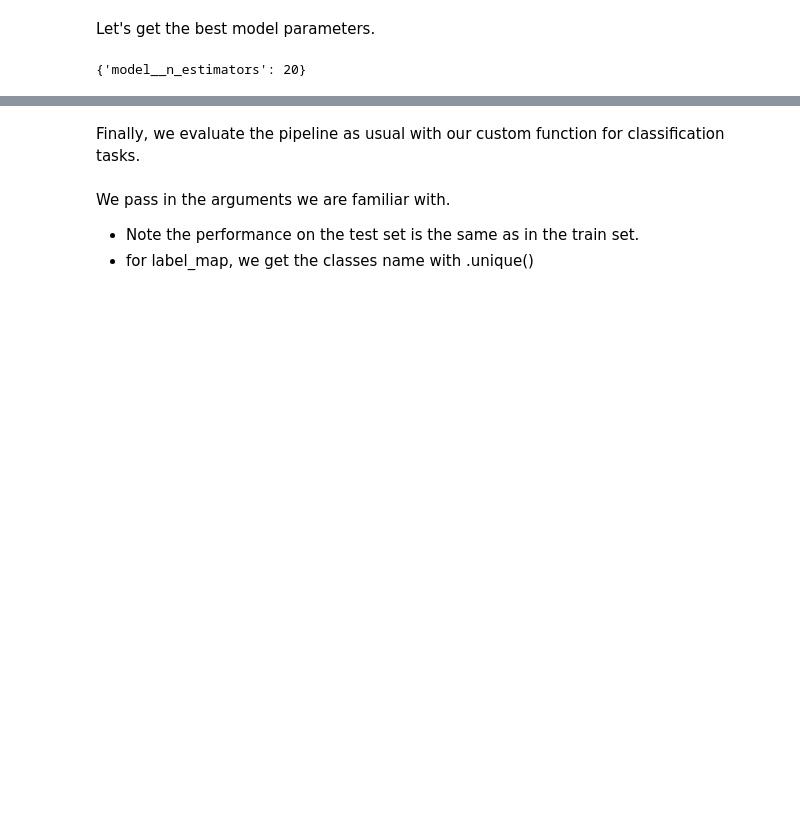
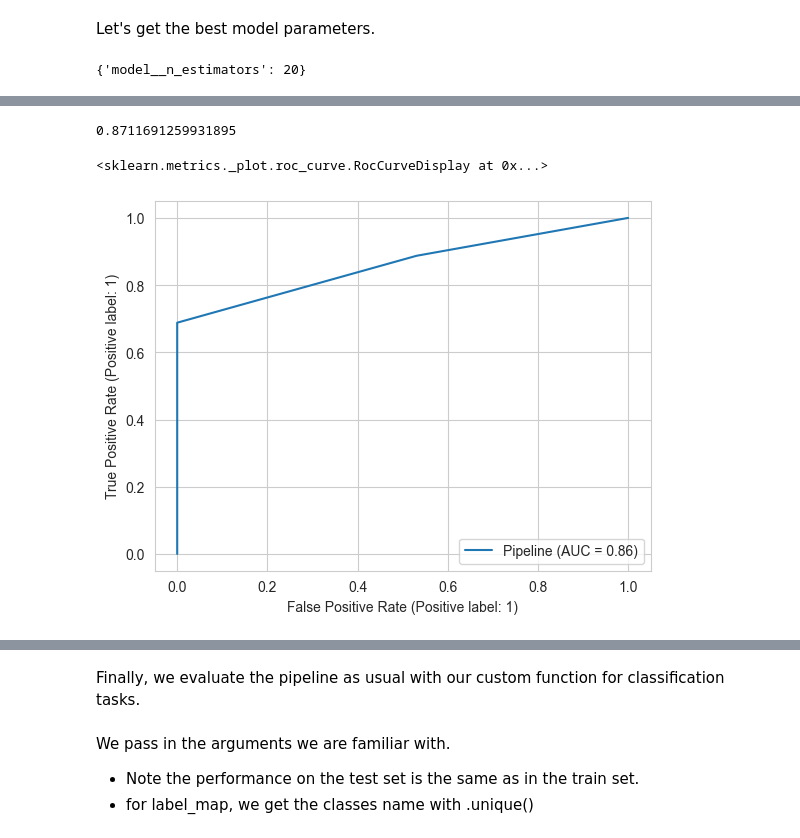
Before and after one commit to maleeper/Cyber, a Jupyter notebook: jupyter_notebooks/04 ML model comparison and tuning.ipynb, the cells around one changed output, grey strips where cells are left out. Drawn from its saved outputs; the diff is of its cells as text; code cells hidden in the pictures; blank space fills up the shorter version.

```diff
--- a/jupyter_notebooks/04 ML model comparison and tuning.ipynb
+++ b/jupyter_notebooks/04 ML model comparison and tuning.ipynb
@@ -465,3 +476,17 @@ for example, you may drop variables, or you may add variables, such as a "date"
 if you extract the day, month and year, for example.
 then you ask yourself: how many data cleaning and feature engineering steps does your pipeline have?
 in our case three: median, categorical_imputer and ordinal
+# %%
+# run the best pipeline on the test set
+test_score = best_pipeline.score(X_test, y_test)
+test_score
+# %% [output]
+0.8711691259931895
+# %%
+# ROC AUC curve for improved model
+from sklearn.metrics import RocCurveDisplay
+
+RocCurveDisplay.from_estimator(best_pipeline, X_test, y_test)
+# %% [output]
+<sklearn.metrics._plot.roc_curve.RocCurveDisplay at 0x...>
+[figure, added]
```
Also changed, not shown: parts of 60 cells of this notebook, 2 other files.
